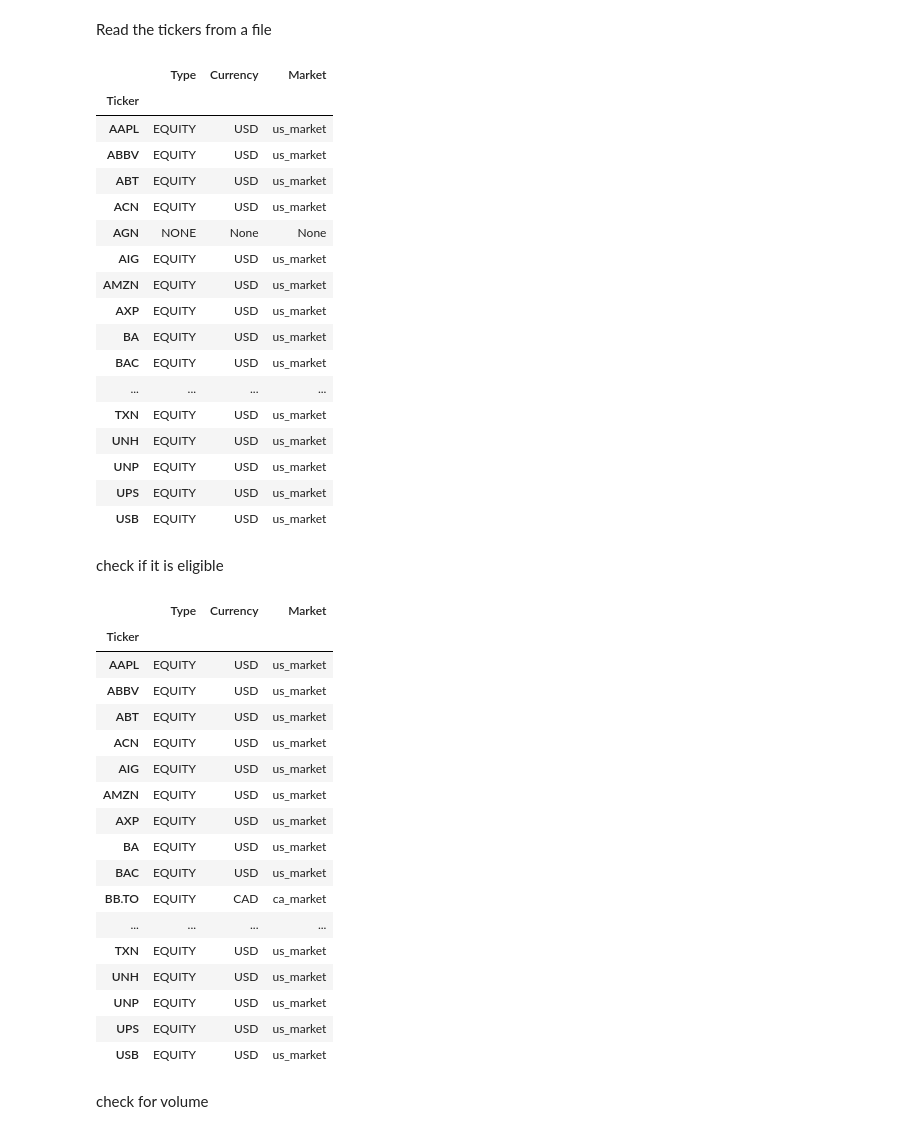
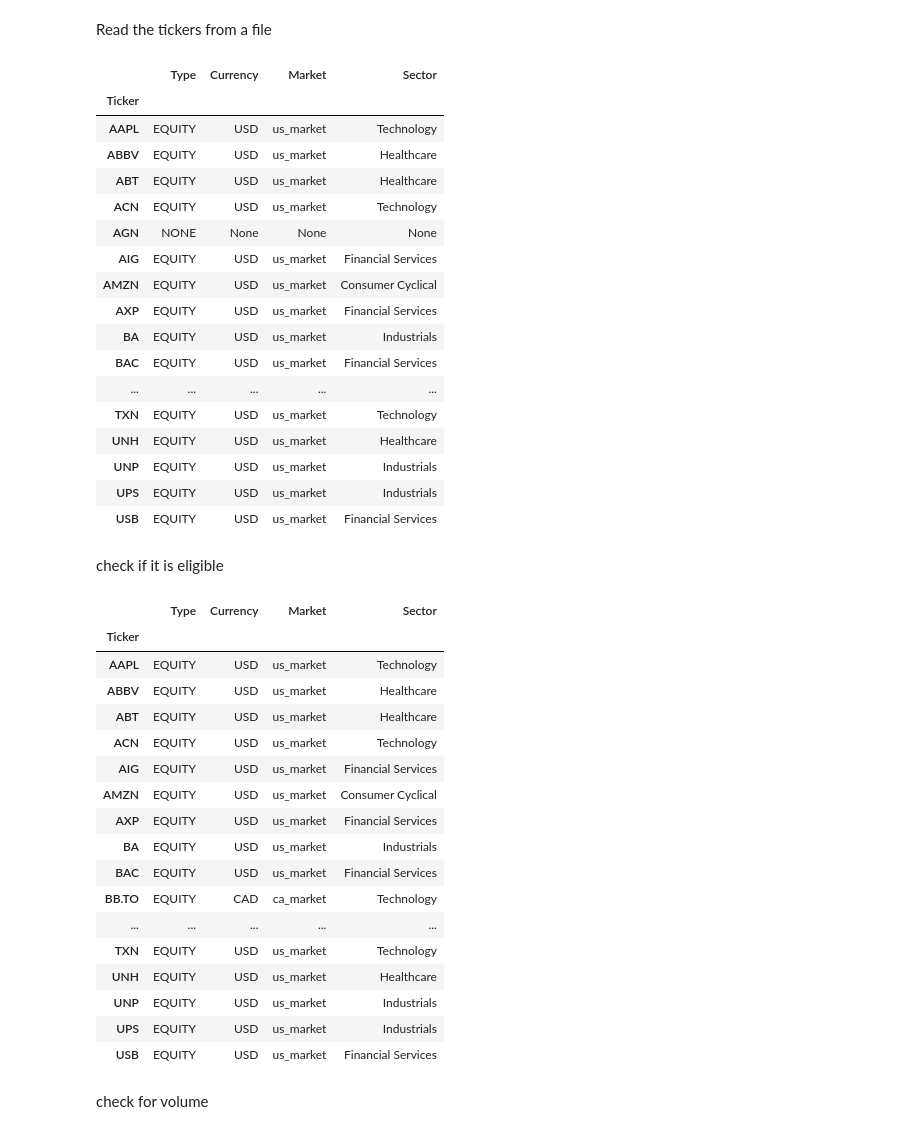
Before and after one commit to Krishna-debug223/cfm-assignment-, a Jupyter notebook: cfm_project.ipynb, the cells around one changed output. Cells and saved outputs as stored; diff of their text form; code cells hidden in the pictures.

```diff
--- a/cfm_project.ipynb
+++ b/cfm_project.ipynb
@@ -13,48 +13,52 @@ Read the tickers from a file
 # %%
 tickers = pd.read_csv('Tickers_Example.csv', header=None)[0].drop_duplicates()
 type_s= []
 currency = []
 market = []
+sector = []
 
 for ticker in tickers:
     try:
         tick = yf.Ticker(ticker)
         type_s.append(tick.info.get('quoteType'))
         currency.append(tick.info.get('currency'))
         market.append(tick.info.get('market'))
+        sector.append(tick.info.get('sector'))
     except:
         type_s.append(None)
         currency.append(None)
         market.append(None)
+        sector.append(None)
 
 info = {
     'Type' : type_s,
     'Currency' : currency,
-    'Market' : market
+    'Market' : market,
+    'Sector' : sector
 }
 
 all_stocks = pd.DataFrame(info, index=tickers)
 all_stocks.index.name = 'Ticker'
 all_stocks
 # %% [output]
-|  | Type | Currency | Market |
-| Ticker |  |  |  |
-| AAPL | EQUITY | USD | us_market |
-| ABBV | EQUITY | USD | us_market |
-| ABT | EQUITY | USD | us_market |
-| ACN | EQUITY | USD | us_market |
-| AGN | NONE | None | None |
-| AIG | EQUITY | USD | us_market |
-| AMZN | EQUITY | USD | us_market |
-| AXP | EQUITY | USD | us_market |
-| BA | EQUITY | USD | us_market |
-| BAC | EQUITY | USD | us_market |
-| ... | ... | ... | ... |
-| TXN | EQUITY | USD | us_market |
-| UNH | EQUITY | USD | us_market |
-| UNP | EQUITY | USD | us_market |
-| UPS | EQUITY | USD | us_market |
-| USB | EQUITY | USD | us_market |
+|  | Type | Currency | Market | Sector |
+| Ticker |  |  |  |  |
+| AAPL | EQUITY | USD | us_market | Technology |
+| ABBV | EQUITY | USD | us_market | Healthcare |
+| ABT | EQUITY | USD | us_market | Healthcare |
+| ACN | EQUITY | USD | us_market | Technology |
+| AGN | NONE | None | None | None |
+| AIG | EQUITY | USD | us_market | Financial Services |
+| AMZN | EQUITY | USD | us_market | Consumer Cyclical |
+| AXP | EQUITY | USD | us_market | Financial Services |
+| BA | EQUITY | USD | us_market | Industrials |
+| BAC | EQUITY | USD | us_market | Financial Services |
+| ... | ... | ... | ... | ... |
+| TXN | EQUITY | USD | us_market | Technology |
+| UNH | EQUITY | USD | us_market | Healthcare |
+| UNP | EQUITY | USD | us_market | Industrials |
+| UPS | EQUITY | USD | us_market | Industrials |
+| USB | EQUITY | USD | us_market | Financial Services |
 # %% [markdown]
 check if it is eligible
 # %%
@@ -65,24 +69,24 @@ mask2 = all_stocks['Market'].isin(['us_market', 'ca_market'])
 eligible_stocks = all_stocks[mask & mask1 & mask2]
 eligible_stocks
 # %% [output]
-|  | Type | Currency | Market |
-| Ticker |  |  |  |
-| AAPL | EQUITY | USD | us_market |
-| ABBV | EQUITY | USD | us_market |
-| ABT | EQUITY | USD | us_market |
-| ACN | EQUITY | USD | us_market |
-| AIG | EQUITY | USD | us_market |
-| AMZN | EQUITY | USD | us_market |
-| AXP | EQUITY | USD | us_market |
-| BA | EQUITY | USD | us_market |
-| BAC | EQUITY | USD | us_market |
-| BB.TO | EQUITY | CAD | ca_market |
-| ... | ... | ... | ... |
-| TXN | EQUITY | USD | us_market |
-| UNH | EQUITY | USD | us_market |
-| UNP | EQUITY | USD | us_market |
-| UPS | EQUITY | USD | us_market |
-| USB | EQUITY | USD | us_market |
+|  | Type | Currency | Market | Sector |
+| Ticker |  |  |  |  |
+| AAPL | EQUITY | USD | us_market | Technology |
+| ABBV | EQUITY | USD | us_market | Healthcare |
+| ABT | EQUITY | USD | us_market | Healthcare |
+| ACN | EQUITY | USD | us_market | Technology |
+| AIG | EQUITY | USD | us_market | Financial Services |
+| AMZN | EQUITY | USD | us_market | Consumer Cyclical |
+| AXP | EQUITY | USD | us_market | Financial Services |
+| BA | EQUITY | USD | us_market | Industrials |
+| BAC | EQUITY | USD | us_market | Financial Services |
+| BB.TO | EQUITY | CAD | ca_market | Technology |
+| ... | ... | ... | ... | ... |
+| TXN | EQUITY | USD | us_market | Technology |
+| UNH | EQUITY | USD | us_market | Healthcare |
+| UNP | EQUITY | USD | us_market | Industrials |
+| UPS | EQUITY | USD | us_market | Industrials |
+| USB | EQUITY | USD | us_market | Financial Services |
 # %% [markdown]
 check for volume
 # %%
```
Also changed, not shown: parts of 3 cells of this notebook.
